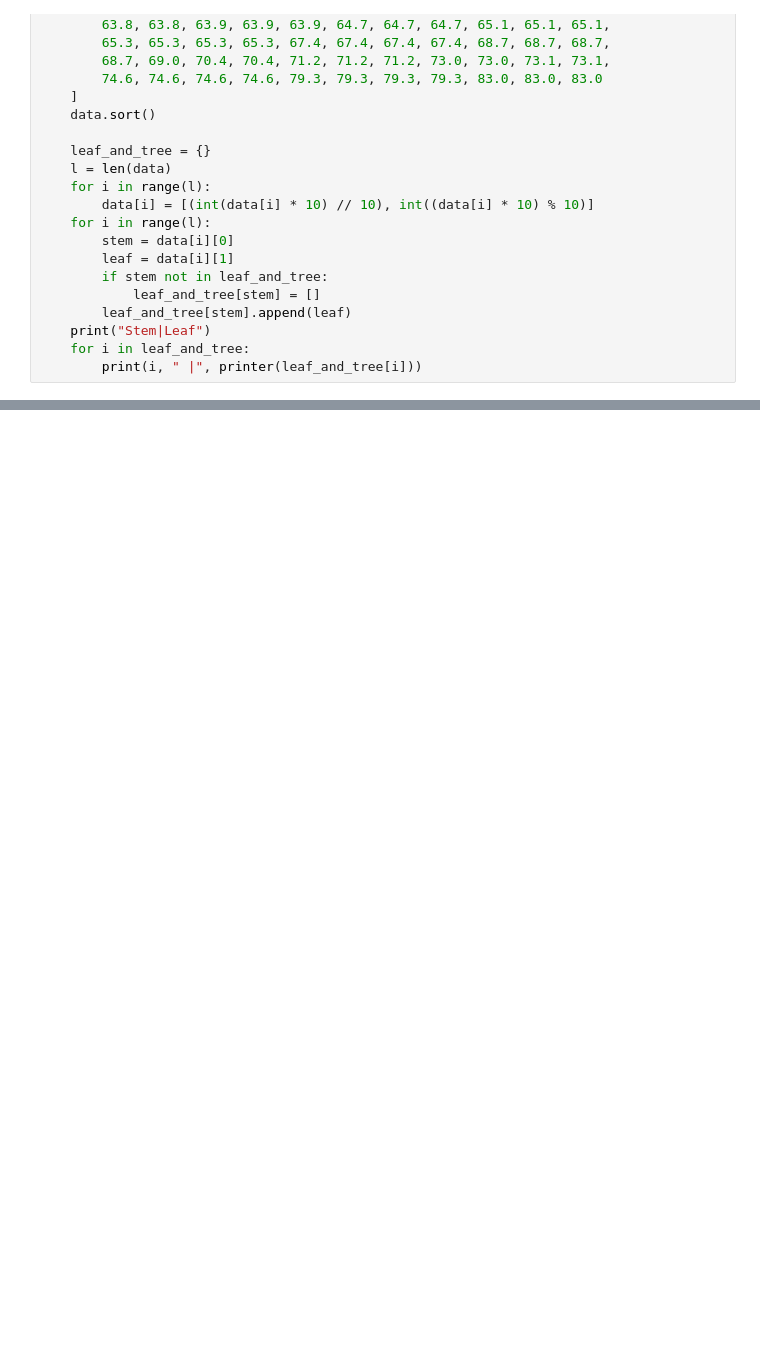
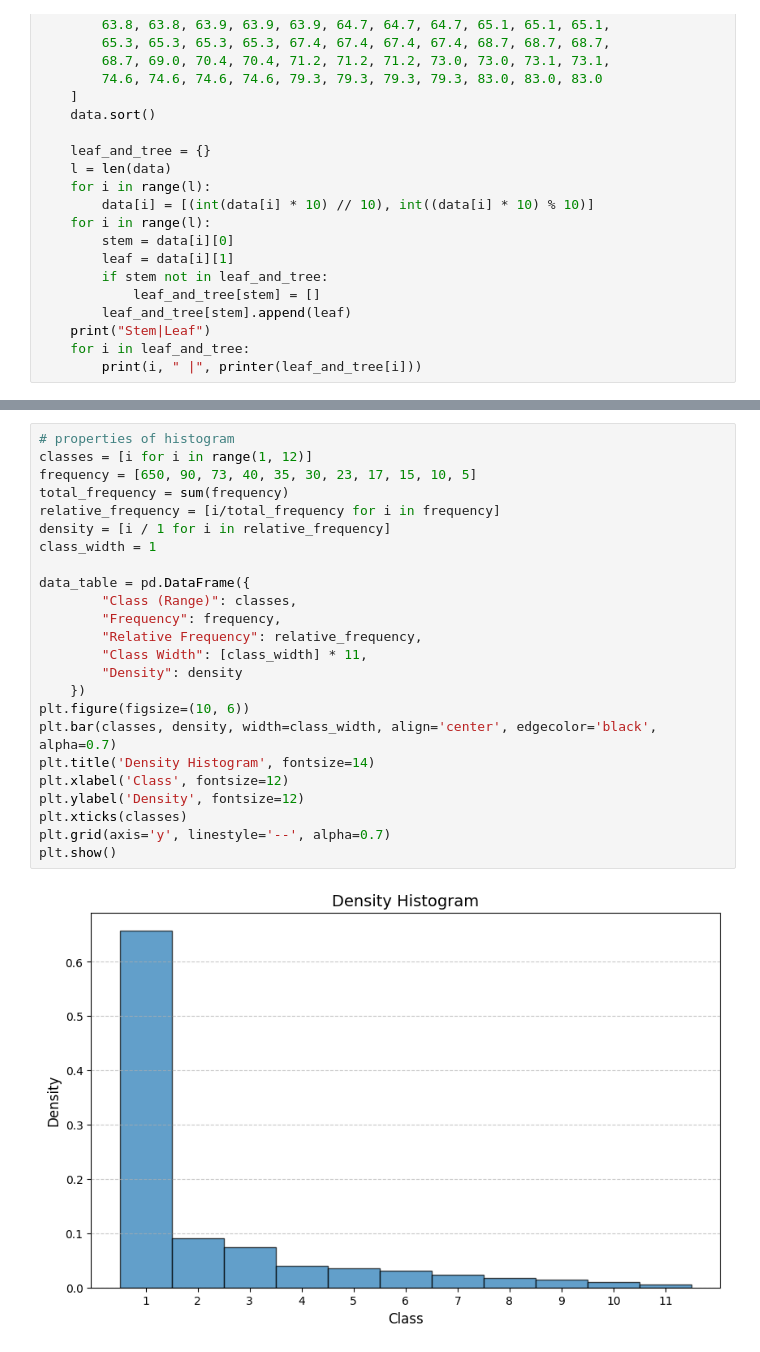
Before and after one commit to azamatzakirovch18/Probability-and-Statistics, a Jupyter notebook: Chapter 1 - Overview & Descriptive Statistics/2. Graphical Methods in Descriptive Statistics.ipynb, the cells around one changed output, grey strips where cells are left out. Cells and saved outputs as stored; diff of their text form; blank space fills up the shorter version.

```diff
--- a/Chapter 1 - Overview & Descriptive Statistics/2. Graphical Methods in Descriptive Statistics.ipynb
+++ b/Chapter 1 - Overview & Descriptive Statistics/2. Graphical Methods in Descriptive Statistics.ipynb
@@ -129,0 +422,26 @@ def _21():
+# %%
+# properties of histogram
+classes = [i for i in range(1, 12)]
+frequency = [650, 90, 73, 40, 35, 30, 23, 17, 15, 10, 5]
+total_frequency = sum(frequency)
+relative_frequency = [i/total_frequency for i in frequency]
+density = [i / 1 for i in relative_frequency]
+class_width = 1
+
+data_table = pd.DataFrame({
+        "Class (Range)": classes,
+        "Frequency": frequency,
+        "Relative Frequency": relative_frequency,
+        "Class Width": [class_width] * 11,
+        "Density": density
+    })
+plt.figure(figsize=(10, 6))
+plt.bar(classes, density, width=class_width, align='center', edgecolor='black', alpha=0.7)
+plt.title('Density Histogram', fontsize=14)
+plt.xlabel('Class', fontsize=12)
+plt.ylabel('Density', fontsize=12)
+plt.xticks(classes)
+plt.grid(axis='y', linestyle='--', alpha=0.7)
+plt.show()
+# %% [output]
+[figure, added]
```
Also changed, not shown: parts of 16 cells of this notebook, 5 other files.
